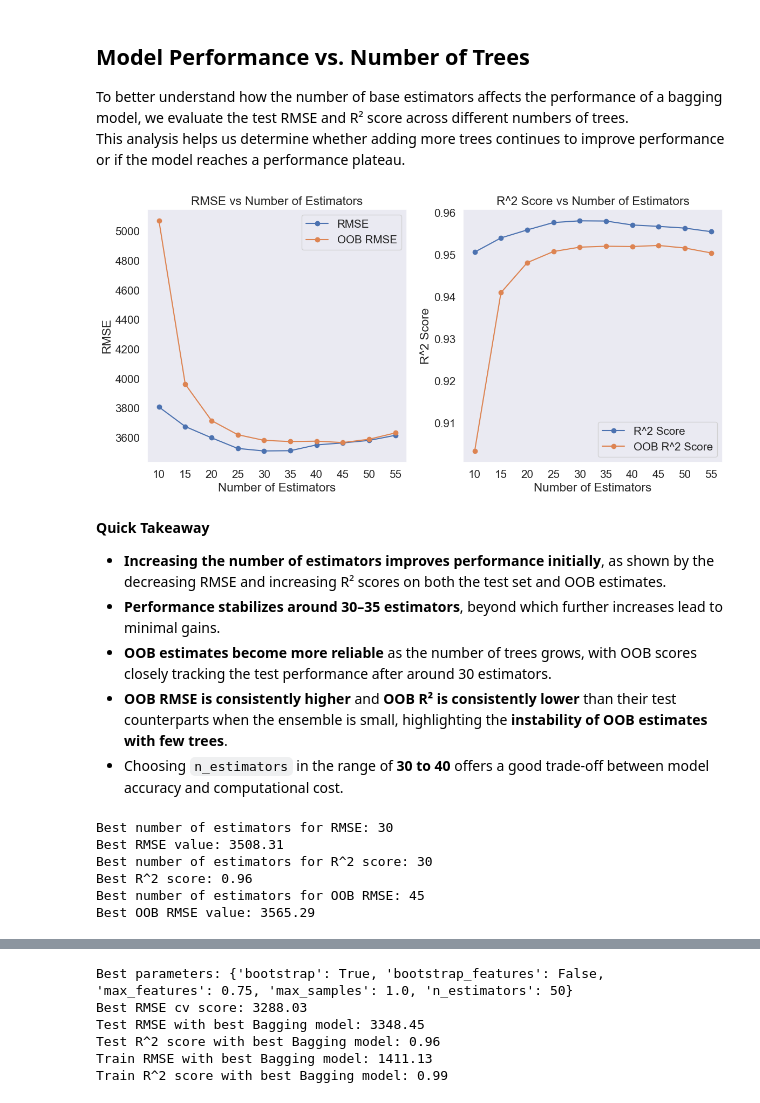
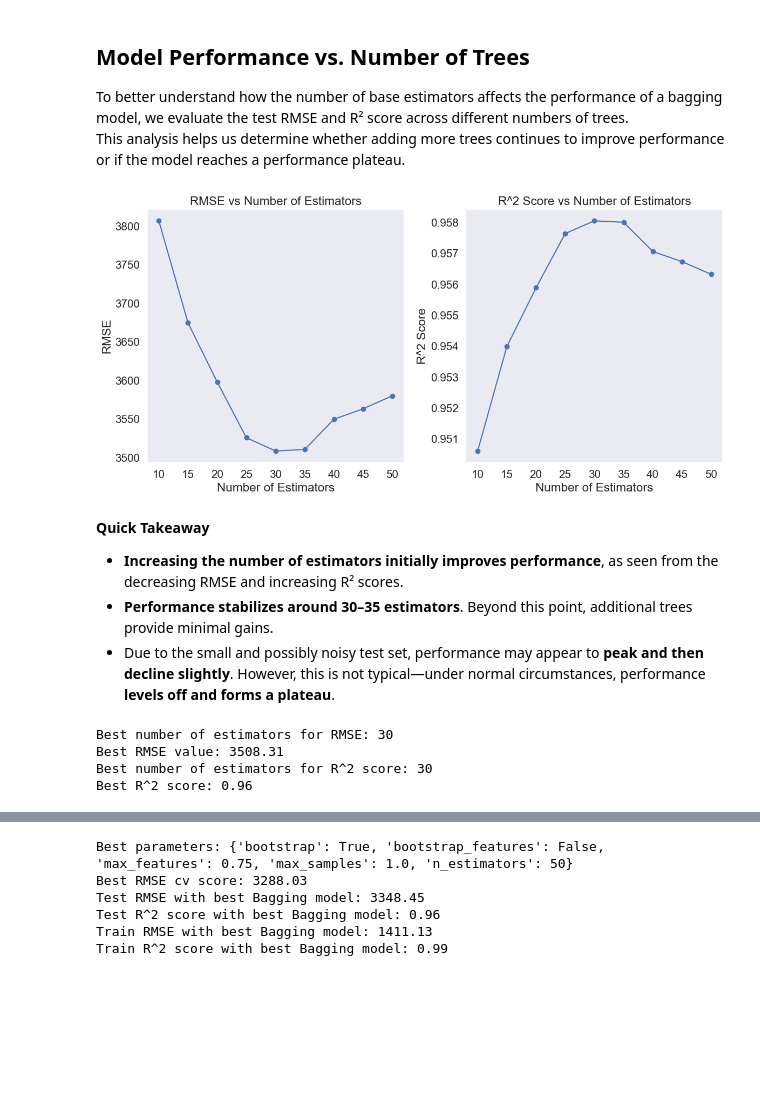
Before and after one commit to Lizhen0909/STAT303-3-class-notes, a Jupyter notebook: bagging.ipynb, the cells around one changed output, grey strips where cells are left out. Saved outputs shown, nothing was run; the diff lists cells and outputs as text; code cells hidden in the pictures; blank space fills up the shorter version.

Commit message:
modifying bagging

```diff
--- a/bagging.ipynb
+++ b/bagging.ipynb
@@ -85,11 +154,11 @@ X_test_final = pd.concat([X_test_encoded_df, X_test[numerical_feature].reset_ind
 Below is the [best model](https://lizhen0909.github.io/STAT303-3-class-notes/regression_tree_sp25.html#key-hyperparameters-in-decision-tree) obtained by tuning the hyperparameters of a single decision tree.
 # %%
 # fit the decision tree regressor
-tree_reg = DecisionTreeRegressor(max_depth=None, min_samples_leaf=1, min_samples_split=5, random_state=42)
-tree_reg.fit(X_train_final, y_train)
+pruned_tree_reg = DecisionTreeRegressor(max_depth=None, min_samples_leaf=1, min_samples_split=5, random_state=42)
+pruned_tree_reg.fit(X_train_final, y_train)
 
 # make predictions on the test set
-y_pred = tree_reg.predict(X_test_final)
+y_pred = pruned_tree_reg.predict(X_test_final)
 # calculate the RMSE and R^2 score
 rmse = root_mean_squared_error(y_test, y_pred)
 r2 = r2_score(y_test, y_pred)
@@ -97,6 +166,11 @@ r2 = r2_score(y_test, y_pred)
 # print the RMSE and R^2 score, keep the decimal points to 2
 print("Test RMSE:", round(rmse, 2))
 print("Test R^2 score:", round(r2, 2))
+
+#print the depth of the tree
+print(f"Depth of the tree: {pruned_tree_reg.get_depth()}")
+#print the number of leaves in the tree
+print(f"Number of leaves in the tree: {pruned_tree_reg.get_n_leaves()}")
 # %% [output]
 Test RMSE: 4726.17
 Test R^2 score: 0.92
@@ -105,6 +181,6 @@ Next, let's apply bagging to the optimized decision tree using 10 base estimator
 # %%
 #Bagging the results of 10 decision trees to predict car price
-bagging_reg = BaggingRegressor(estimator=tree_reg, random_state=1,
+bagging_reg = BaggingRegressor(estimator=pruned_tree_reg, random_state=1,
                         n_jobs=-1).fit(X_train_final, y_train)
 
 # make predictions on the test set
@@ -170,0 +230,19 @@ This suggests that when using bagging, we don’t necessarily need to tune the h
+# %%
+# Single shallow decision tree (underfitting)
+shallow_tree_reg = DecisionTreeRegressor(max_depth=2, random_state=1)
+shallow_tree_reg.fit(X_train_final, y_train)
+
+# Predict and evaluate on test set
+y_pred_single = shallow_tree_reg.predict(X_test_final)
+rmse_single = root_mean_squared_error(y_test, y_pred_single)
+r2_single = r2_score(y_test, y_pred_single)
+
+# Predict and evaluate on training set
+y_pred_train_single = shallow_tree_reg.predict(X_train_final)
+rmse_train_single = root_mean_squared_error(y_train, y_pred_train_single)
+r2_train_single = r2_score(y_train, y_pred_train_single)
+
+print("Single Shallow Tree - Test RMSE:", round(rmse_single, 2))
+print("Single Shallow Tree - Test R^2:", round(r2_single, 2))
+print("Single Shallow Tree - Train RMSE:", round(rmse_train_single, 2))
+print("Single Shallow Tree - Train R^2:", round(r2_train_single, 2))
@@ -175,53 +292,44 @@ To better understand how the number of base estimators affects the performance o
 This analysis helps us determine whether adding more trees continues to improve performance or if the model reaches a performance plateau.
 # %%
 # explore how the number of estimators affects the performance of the model, output both oob and test scores
-n_estimators = [ 10, 15, 20, 25,30, 35, 40, 45, 50, 55]
+n_estimators = [ 10, 15, 20, 25,30, 35, 40, 45, 50]
 rmse_scores = []
 r2_scores = []
-oob_scores = []
-oob_rmse_scores = []
+
 # iterate through the number of estimators and fit the model
 for n in n_estimators:
-    bagging_reg = BaggingRegressor(estimator=tree_reg, n_estimators=n, oob_score=True, random_state=1,
+    bagging_reg = BaggingRegressor(estimator=pruned_tree_reg, n_estimators=n, random_state=1,
                         n_jobs=-1).fit(X_train_final, y_train)
     y_pred_bagging = bagging_reg.predict(X_test_final)
     rmse_scores.append(np.sqrt(np.mean((y_test - y_pred_bagging) ** 2)))
     r2_scores.append(r2_score(y_test, y_pred_bagging))
-    oob_scores.append(bagging_reg.oob_score_)
-    oob_rmse_scores.append(np.sqrt(np.mean((y_train - bagging_reg.oob_prediction_) ** 2)))
 
 # plot the RMSE and R^2 scores against the number of estimators
 plt.figure(figsize=(12, 6))
 plt.subplot(1, 2, 1)
 plt.plot(n_estimators, rmse_scores, marker='o')
-plt.plot(n_estimators, oob_rmse_scores, marker='o')
-plt.legend(['RMSE', 'OOB RMSE'])
 plt.title('RMSE vs Number of Estimators')
 plt.xlabel('Number of Estimators')
 plt.ylabel('RMSE')
 plt.xticks(n_estimators)
 plt.grid()
 plt.subplot(1, 2, 2)
 plt.plot(n_estimators, r2_scores, marker='o')
-plt.plot(n_estimators, oob_scores, marker='o')
-plt.legend(['R^2 Score', 'OOB R^2 Score'])
 plt.title('R^2 Score vs Number of Estimators')
 plt.xlabel('Number of Estimators')
 plt.ylabel('R^2 Score')
 plt.xticks(n_estimators)
 plt.grid()
 plt.tight_layout()
 plt.show()
 # %% [output]
-[figure, old version]
+[figure, new version]
 # %% [markdown]
 **Quick Takeaway**
 
-- **Increasing the number of estimators improves performance initially**, as shown by the decreasing RMSE and increasing R² scores on both the test set and OOB estimates.
-- **Performance stabilizes around 30–35 estimators**, beyond which further increases lead to minimal gains.
-- **OOB estimates become more reliable** as the number of trees grows, with OOB scores closely tracking the test performance after around 30 estimators.
-- **OOB RMSE is consistently higher** and **OOB R² is consistently lower** than their test counterparts when the ensemble is small, highlighting the **instability of OOB estimates with few trees**.
-- Choosing `n_estimators` in the range of **30 to 40** offers a good trade-off between model accuracy and computational cost.
+- **Increasing the number of estimators initially improves performance**, as seen from the decreasing RMSE and increasing R² scores.
+- **Performance stabilizes around 30–35 estimators**. Beyond this point, additional trees provide minimal gains.
+- Due to the small and possibly noisy test set, performance may appear to **peak and then decline slightly**. However, this is not typical—under normal circumstances, performance **levels off and forms a plateau**.
 # %%
 # get the number of estimators that gives the best RMSE score
 best_rmse_index = np.argmin(rmse_scores)
@@ -236,17 +344,8 @@ best_r2_n_estimators = n_estimators[best_r2_index]
 best_r2_value = r2_scores[best_r2_index]
 print("Best number of estimators for R^2 score:", best_r2_n_estimators)
 print("Best R^2 score:", round(best_r2_value, 2))
-
-# get the number of estimators that gives the best OOB RMSE score
-best_oob_rmse_index = np.argmin(oob_rmse_scores)
-best_oob_rmse_n_estimators = n_estimators[best_oob_rmse_index]
-best_oob_rmse_value = oob_rmse_scores[best_oob_rmse_index]
-print("Best number of estimators for OOB RMSE:", best_oob_rmse_n_estimators)
-print("Best OOB RMSE value:", round(best_oob_rmse_value, 2))
 # %% [output]
 Best number of estimators for RMSE: 30
 Best RMSE value: 3508.31
 Best number of estimators for R^2 score: 30
 Best R^2 score: 0.96
-Best number of estimators for OOB RMSE: 45
-Best OOB RMSE value: 3565.29
```
Also changed, not shown: parts of 32 cells of this notebook, 5 other files.
